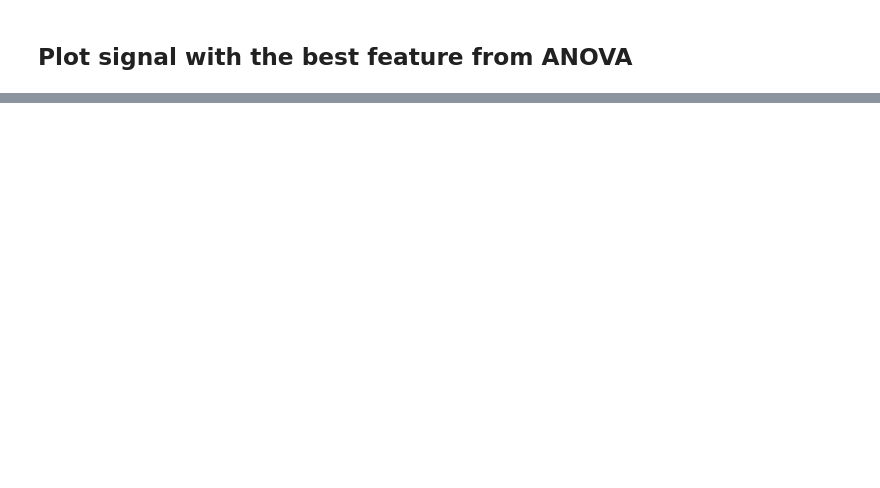
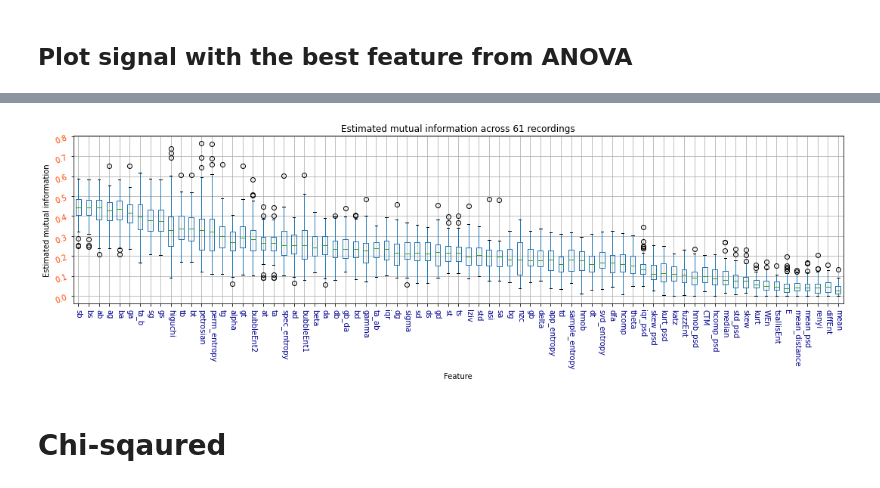
Before and after one commit to amirhdre/BSc-Thesis, a Jupyter notebook: 12 code.ipynb, the cells around one changed output, grey strips where cells are left out. Cells and saved outputs as stored; diff of their text form; code cells hidden in the pictures; blank space fills up the shorter version.

```diff
--- a/12 code.ipynb
+++ b/12 code.ipynb
@@ -347,0 +434,27 @@ Designing a one-pass, zero-phase, non-causal bandpass filter:
+# %%
+plt.figure(figsize=(15,5))
+MI_df = MI_df.rename(columns={'central_tendency_measure':"CTM"}) # first name is too long :) so abbreviate it!
+MI_rank_df = MI_rank_df.rename(columns={'central_tendency_measure':"CTM"})
+
+MI_df = MI_df.astype(float)
+MI_df = MI_df[MI_rank_df.median().sort_values().index]
+ax = MI_df.boxplot()
+ax.tick_params(
+    axis="x", labelsize=10,
+    labelrotation=-90,
+    labelcolor="darkblue")
+ax.tick_params(
+    axis="y", labelsize=10,
+    labelrotation=20,
+    labelcolor="orangered")
+plt.xlabel("Feature")
+plt.ylabel("Estimated mutual information")
+plt.title(f"Estimated mutual information across {reference_df.shape[0]} recordings")
+plt.tight_layout()
+# plt.savefig("fs_MI_ranking.png")
+# plt.savefig("fs_MI_ranking.svg")
+plt.show()
+# %% [output]
+[figure, added]
+# %% [markdown]
+# Chi-sqaured
```
Also changed, not shown: parts of 22 cells of this notebook, 2 other files.
